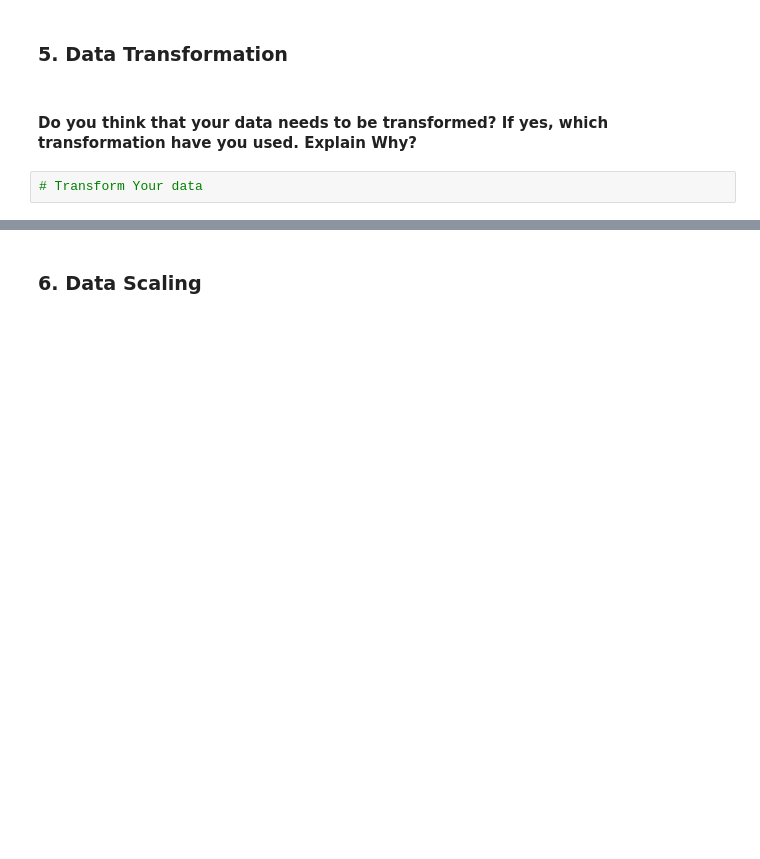
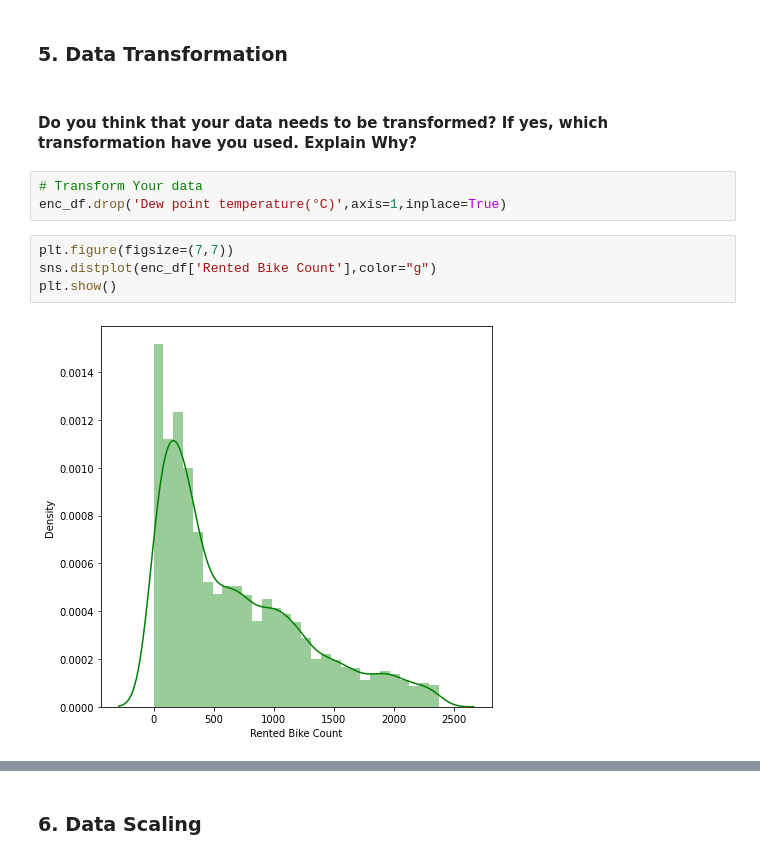
Before and after one commit to Sharath670/Linear-Regression-Capstone-Proj-2-, a Jupyter notebook: Capstone_Project_2(Linear_Regression).ipynb, the cells around one changed output, grey strips where cells are left out. Saved outputs shown, nothing was run; the diff lists cells and outputs as text; blank space fills up the shorter version.

```diff
--- a/Capstone_Project_2(Linear_Regression).ipynb
+++ b/Capstone_Project_2(Linear_Regression).ipynb
@@ -890,5 +893,12 @@ I chose them because these features are not highly correlated with each other an
 ### 5. Data Transformation
 # %% [markdown]
 #### Do you think that your data needs to be transformed? If yes, which transformation have you used. Explain Why?
-# %%
-# Transform Your data
+# %%
+# Transform Your data
+enc_df.drop('Dew point temperature(°C)',axis=1,inplace=True)
+# %%
+plt.figure(figsize=(7,7))
+sns.distplot(enc_df['Rented Bike Count'],color="g")
+plt.show()
+# %% [output]
+[figure, added]
```
Also changed, not shown: parts of 25 cells of this notebook.
